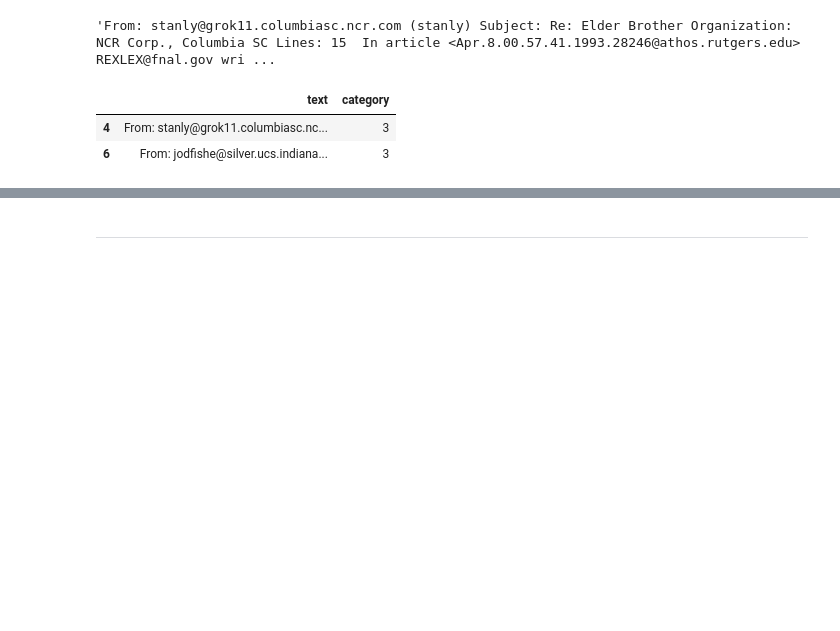
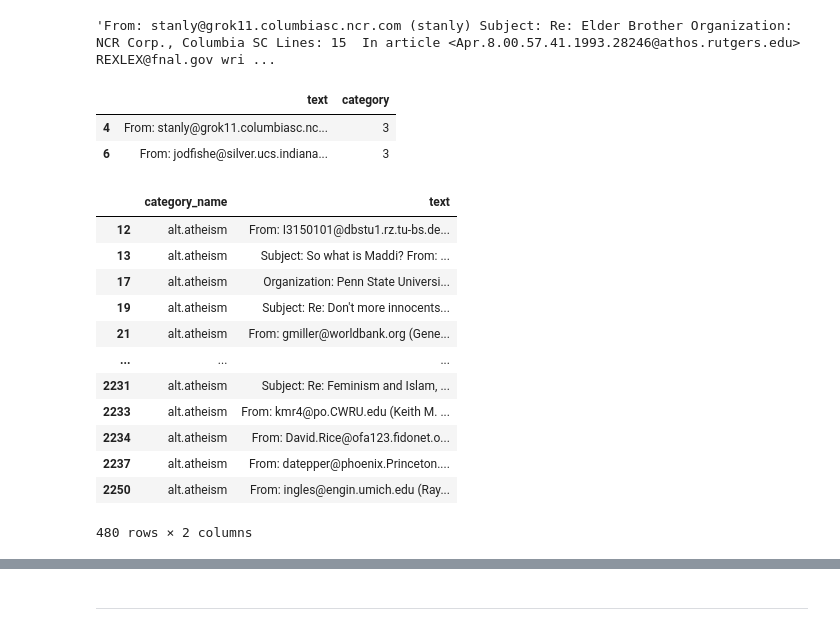
Before and after one commit to edwinsanjaya/DM2022-Lab1-Master, a Jupyter notebook: DM2022-Lab1-Master.ipynb, the cells around one changed output, grey strips where cells are left out. Saved outputs shown, nothing was run; the diff lists cells and outputs as text; code cells hidden in the pictures; blank space fills up the shorter version.

```diff
--- a/DM2022-Lab1-Master.ipynb
+++ b/DM2022-Lab1-Master.ipynb
@@ -409,3 +410,20 @@ X.loc[[4,6],['text','category']]
 |  | text | category |
 | 4 | From: stanly@grok11.columbiasc.nc... | 3 |
 | 6 | From: jodfishe@silver.ucs.indiana... | 3 |
+# %%
+# 5. Query with condition (combine with only selecting specific columns)
+X[X['category_name'] == 'alt.atheism'][['category_name','text']]
+# %% [output]
+|  | category_name | text |
+| 12 | alt.atheism | From: I3150101@dbstu1.rz.tu-bs.de... |
+| 13 | alt.atheism | Subject: So what is Maddi? From: ... |
+| 17 | alt.atheism | Organization: Penn State Universi... |
+| 19 | alt.atheism | Subject: Re: Don't more innocents... |
+| 21 | alt.atheism | From: gmiller@worldbank.org (Gene... |
+| ... | ... | ... |
+| 2231 | alt.atheism | Subject: Re: Feminism and Islam, ... |
+| 2233 | alt.atheism | From: kmr4@po.CWRU.edu (Keith M. ... |
+| 2234 | alt.atheism | From: David.Rice@ofa123.fidonet.o... |
+| 2237 | alt.atheism | From: datepper@phoenix.Princeton.... |
+| 2250 | alt.atheism | From: ingles@engin.umich.edu (Ray... |
+480 rows × 2 columns
```
Also changed, not shown: parts of 7 cells of this notebook.
